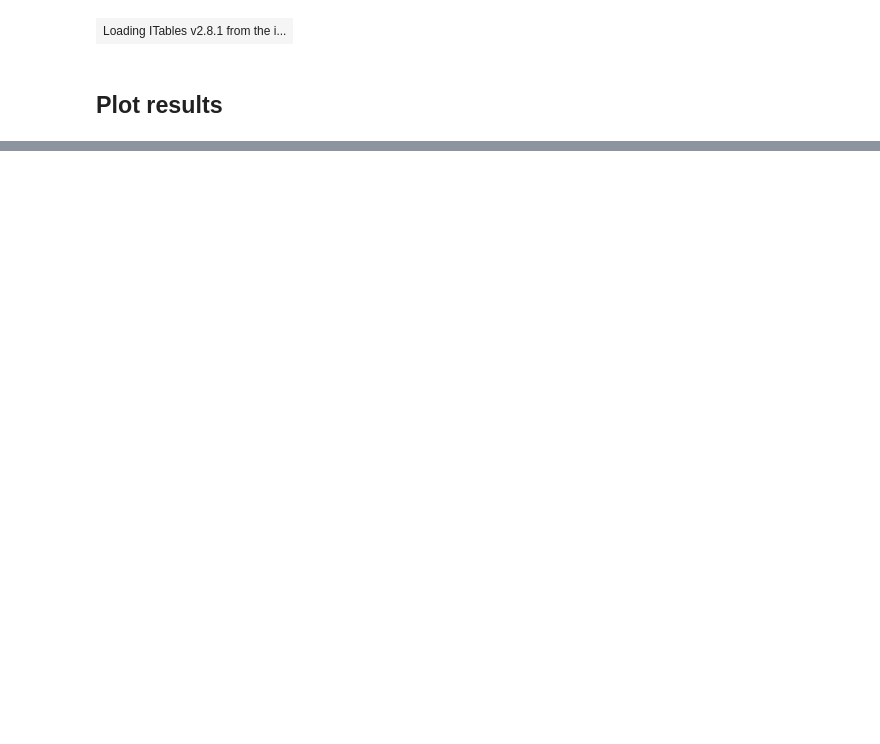
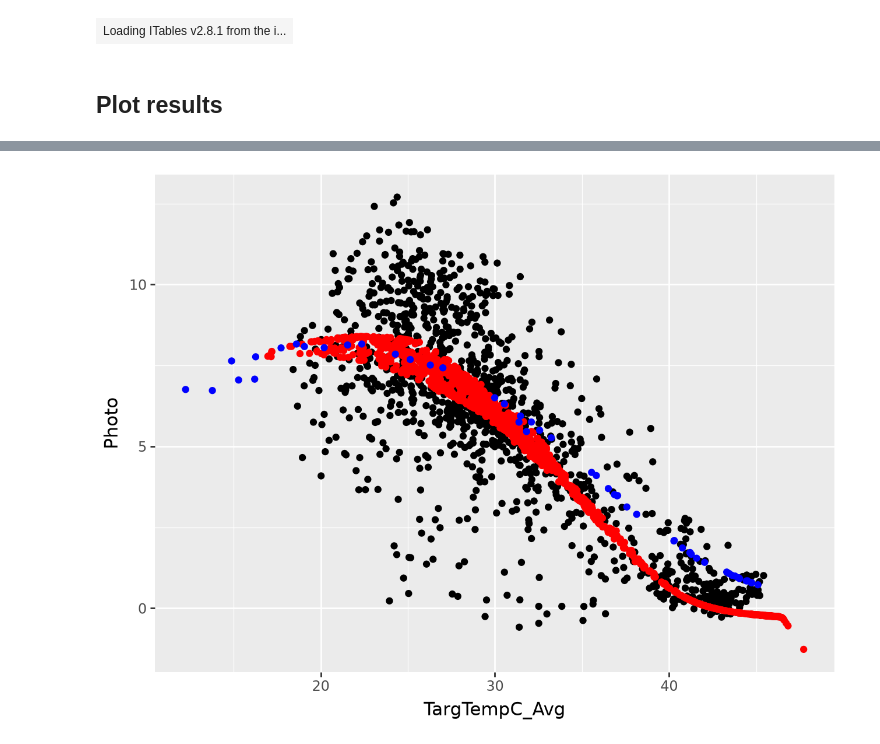
Before and after one commit to ecamo19/plant_hydraulics, a Jupyter notebook: nbs/305_tutorial_sureau_medlyn.ipynb, the cells around one changed output, grey strips where cells are left out. Drawn from its saved outputs; the diff is of its cells as text; code cells hidden in the pictures; blank space fills up the shorter version.

```diff
--- a/nbs/305_tutorial_sureau_medlyn.ipynb
+++ b/nbs/305_tutorial_sureau_medlyn.ipynb
@@ -168,7 +164,7 @@ results = run_sureau(
     opts=opts,
 
     # Set True to keep deepest layer at field capacity
-    deep_water=True,
+    deep_water=False,
 )
 # %% [output]
 Year 2016 Day 305
@@ -186,4 +174,6 @@ Remember to adjust the lat/lon
 Year 2016 complete.
+# %%
+results = results >> filter(_.PAR > 100) >> mutate(e_total = "E_lim" + "E_min")
 # %%
 html_str = to_html_datatable(results)
 display(HTML(html_str))
@@ -191,3 +181,12 @@ display(HTML(html_str))
 | Loading ITables v2.8.1 from the i... |
 # %% [markdown]
 ##  Plot results
+# %%
+raw_chamber_data = load_example_data("heatwave_raw_data_drake.csv", sep=",")
+
+# Filter data as Drake did
+raw_chamber_data = raw_chamber_data >> filter(_.PAR > 500)
+# %%
+model_predictions = load_example_data("photosyneb_predictions_heatwave_data_drake.csv", sep=",")
+model_predictions = model_predictions >> filter(_.PPFD > 500)
+model_predictions
@@ -193,0 +207,6 @@ display(HTML(html_str))
+# %%
+ggplot() + geom_point(raw_chamber_data, aes(x = 'TargTempC_Avg', y = 'Photo')) + \
+    geom_point(model_predictions, aes(x="Tleaf", y = "ALEAF"),  color='red') + \
+    geom_point(results, aes(x="leaf_temperature", y = "An"),  color='blue')
+# %% [output]
+[figure, added]
```
Also changed, not shown: parts of 9 cells of this notebook, 2 other files.
